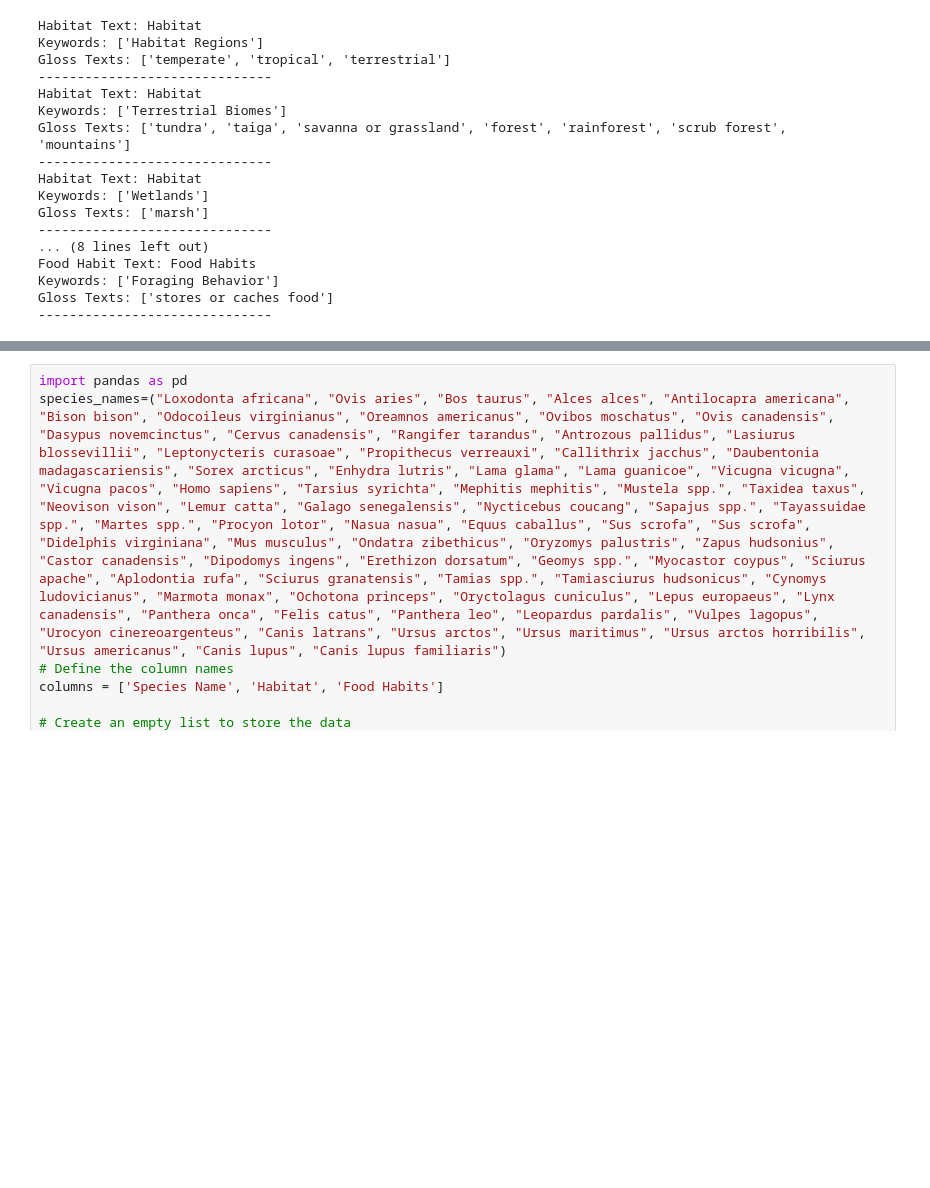
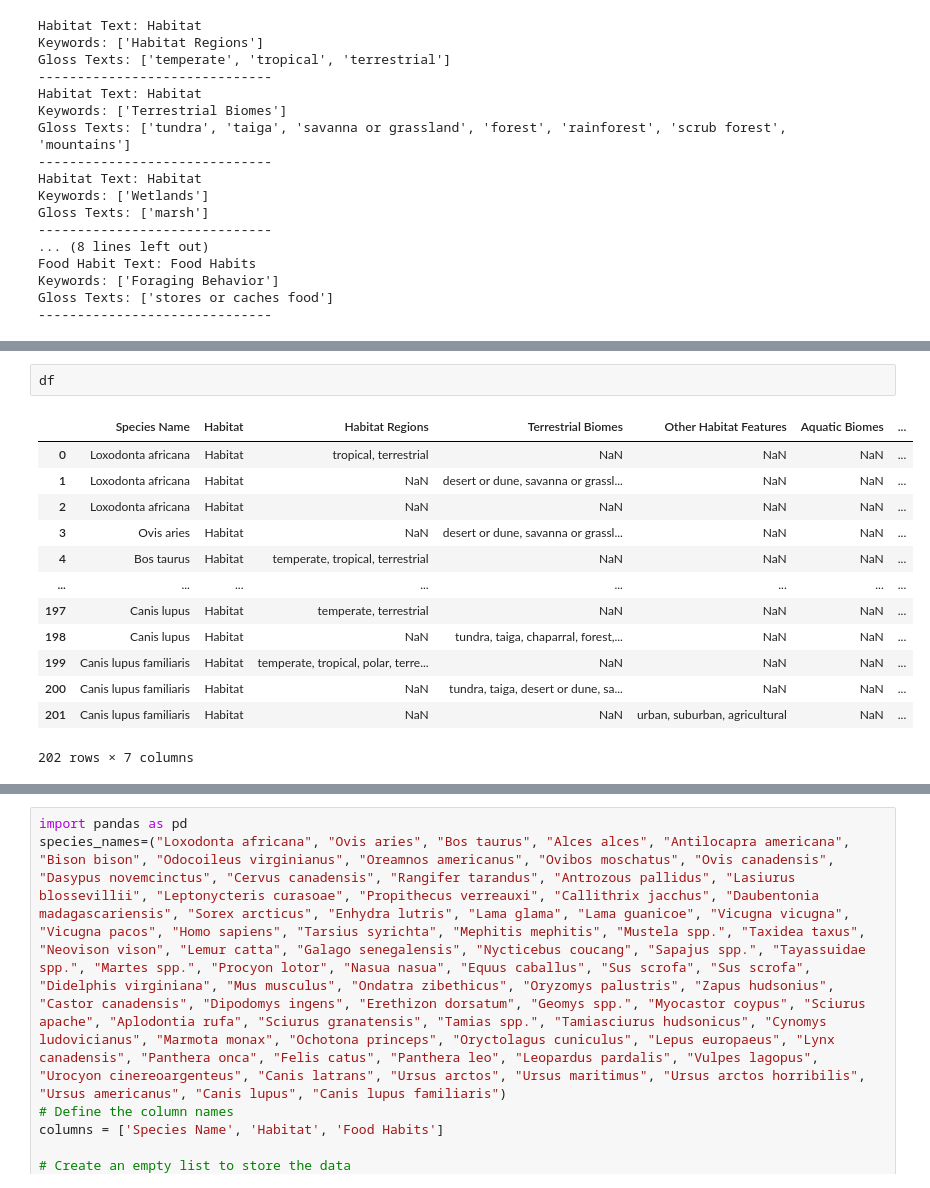
Before and after one commit to ademb2/projects, a Jupyter notebook: scraping1.ipynb, the cells around one changed output, grey strips where cells are left out. Drawn from its saved outputs; the diff is of its cells as text; blank space fills up the shorter version.

```diff
--- a/scraping1.ipynb
+++ b/scraping1.ipynb
@@ -479,0 +482,16 @@ ValueError: cannot set a row with mismatched columns
+# %%
+df
+# %% [output]
+|  | Species Name | Habitat | Habitat Regions | Terrestrial Biomes | Other Habitat Features | Aquatic Biomes | ... |
+| 0 | Loxodonta africana | Habitat | tropical, terrestrial | NaN | NaN | NaN | ... |
+| 1 | Loxodonta africana | Habitat | NaN | desert or dune, savanna or grassl... | NaN | NaN | ... |
+| 2 | Loxodonta africana | Habitat | NaN | NaN | NaN | NaN | ... |
+| 3 | Ovis aries | Habitat | NaN | desert or dune, savanna or grassl... | NaN | NaN | ... |
+| 4 | Bos taurus | Habitat | temperate, tropical, terrestrial | NaN | NaN | NaN | ... |
+| ... | ... | ... | ... | ... | ... | ... | ... |
+| 197 | Canis lupus | Habitat | temperate, terrestrial | NaN | NaN | NaN | ... |
+| 198 | Canis lupus | Habitat | NaN | tundra, taiga, chaparral, forest,... | NaN | NaN | ... |
+| 199 | Canis lupus familiaris | Habitat | temperate, tropical, polar, terre... | NaN | NaN | NaN | ... |
+| 200 | Canis lupus familiaris | Habitat | NaN | tundra, taiga, desert or dune, sa... | NaN | NaN | ... |
+| 201 | Canis lupus familiaris | Habitat | NaN | NaN | urban, suburban, agricultural | NaN | ... |
+202 rows × 7 columns
```
Also changed, not shown: parts of 7 cells of this notebook.
